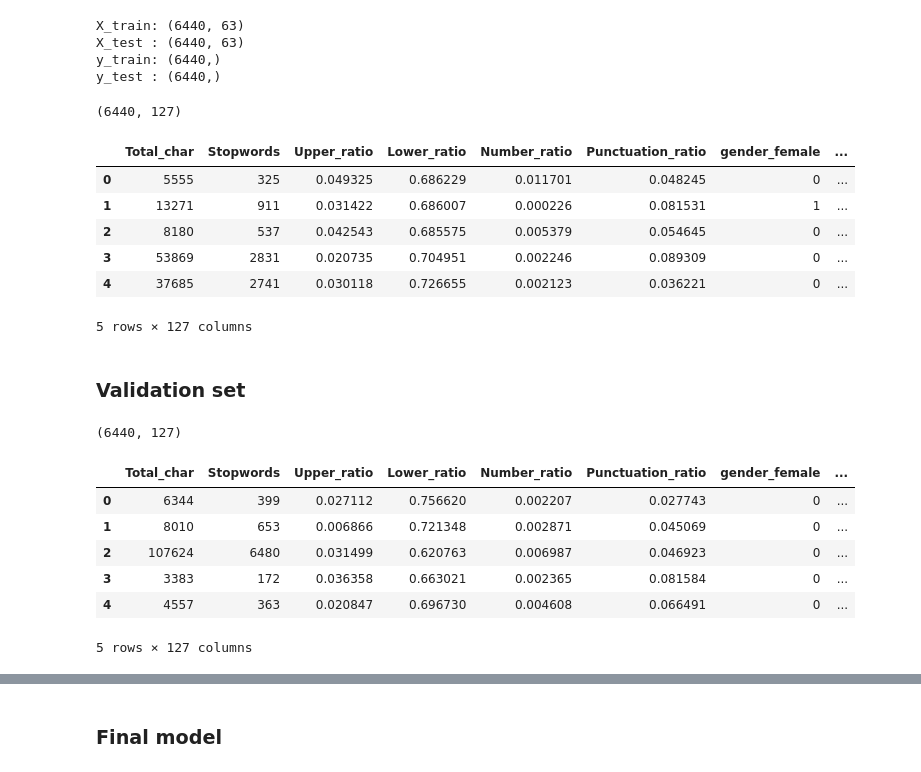
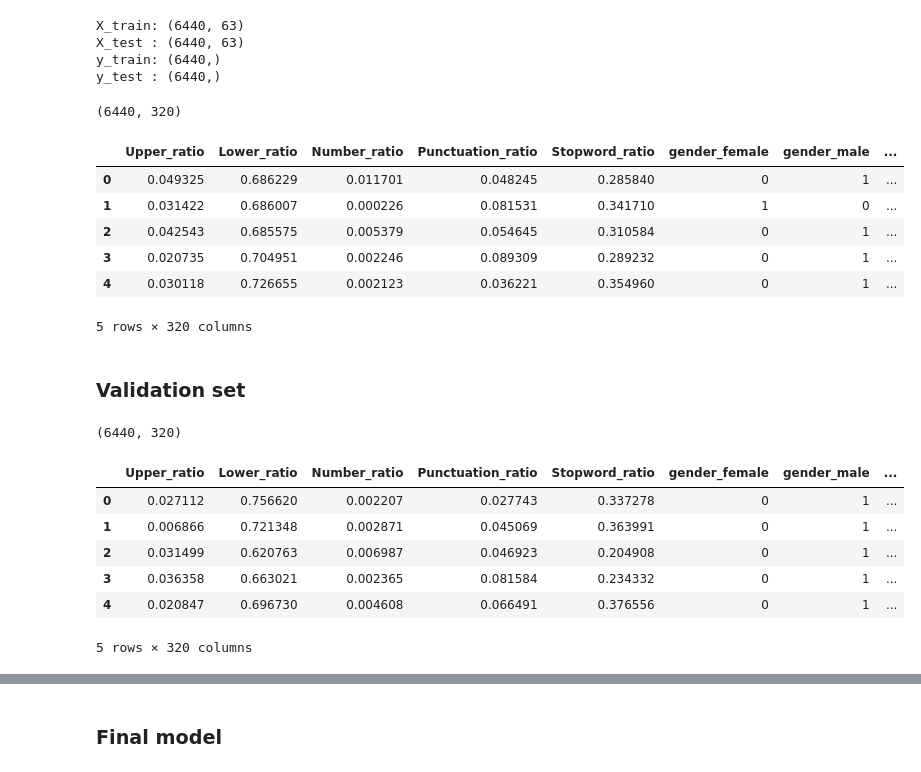
Before and after one commit to momorr317/Blogosphere_text_analytics, a Jupyter notebook: Jing/ntlk.ipynb, the cells around one changed output, grey strips where cells are left out. Drawn from its saved outputs; the diff is of its cells as text; code cells hidden in the pictures.

```diff
--- a/Jing/ntlk.ipynb
+++ b/Jing/ntlk.ipynb
@@ -58,3 +58,14 @@ train_groupby.head()
 | 2 | 6636 | female | indUnk | 14 | Aries | O= optimist P= pessimist My... |
 | 3 | 3668 | female | Student | 17 | Gemini | http://www.uploadimages.net/i... |
 | 4 | 12196 | male | Non-Profit | 25 | Cancer | i was a weedy child. this wasn't ... |
+# %%
+aaa = test_nodup.groupby(['user.id','gender','topic','sign'],sort=False).agg('count').reset_index()
+aaa.rename(index=str, columns={"text": "count"},inplace=True)
+aaa.drop(['gender','topic','sign'],axis=1,inplace=True)
+print(aaa.shape)
+
+bbb = train_nodup.groupby(['user.id','gender','topic','sign'],sort=False).agg('count').reset_index()
+bbb.rename(index=str, columns={"text": "count"},inplace=True)
+bbb.drop(['gender','topic','sign','age'],axis=1,inplace=True)
+print(bbb.shape)
+bbb.head()
@@ -115,7 +135,13 @@ print("Completed Stopwords")
 Completed Total Characters
 Completed Stopwords
 # %%
-data['Upper_ratio'] = data['Upper']/data['Total_char']
-data['Lower_ratio'] = data['Lower']/data['Total_char']
-data['Number_ratio'] = data['Numeric']/data['Total_char']
-data['Punctuation_ratio'] = data['Punctuation']/data['Total_char']
+data['Total_words'] = data.text.apply(lambda x: len(x.split(" ")))
+print("Completed Total Words")
+
+data['Stopword_ratio'] = data['Stopwords']/data['Total_words']
+#data['Upper_ratio'] = data['Upper']/data['Total_char']
+#data['Lower_ratio'] = data['Lower']/data['Total_char']
+#data['Number_ratio'] = data['Numeric']/data['Total_char']
+#data['Punctuation_ratio'] = data['Punctuation']/data['Total_char']
+
+data.drop(['Stopwords','Total_char','Total_words'],axis=1,inplace=True)
@@ -151,6 +179,7 @@ from sklearn.model_selection import cross_val_score, train_test_split
 # %%
 ntrain = train_groupby.shape[0]
 data_train = data_dummies[:ntrain]
+data_train = pd.merge(data_train, bbb, how='left',on='user.id')
 
 X_train, X_test, y_train, y_test = \
         train_test_split(data_train, data_train['age'], test_size = 0.5, random_state = 22)
@@ -202,23 +231,23 @@ def getFreq(postList, words, data):
     return(data_freq)
 # %%
 posts = X_train['text'].to_string()
-words = getMostCommon(posts, 80)
+words = getMostCommon(posts, 50)
 
 postList = X_train['text'].tolist()
 X_train_freq = getFreq(postList, words, X_train)
 
 X_train_freq.drop('age',axis=1,inplace=True)
 print(X_train_freq.shape)
 X_train_freq.head()
 # %% [output]
-(6440, 127)
+(6440, 320)
-|  | Total_char | Stopwords | Upper_ratio | Lower_ratio | Number_ratio | Punctuation_ratio | gender_female | ... |
-| 0 | 5555 | 325 | 0.049325 | 0.686229 | 0.011701 | 0.048245 | 0 | ... |
-| 1 | 13271 | 911 | 0.031422 | 0.686007 | 0.000226 | 0.081531 | 1 | ... |
-| 2 | 8180 | 537 | 0.042543 | 0.685575 | 0.005379 | 0.054645 | 0 | ... |
-| 3 | 53869 | 2831 | 0.020735 | 0.704951 | 0.002246 | 0.089309 | 0 | ... |
-| 4 | 37685 | 2741 | 0.030118 | 0.726655 | 0.002123 | 0.036221 | 0 | ... |
+|  | Upper_ratio | Lower_ratio | Number_ratio | Punctuation_ratio | Stopword_ratio | gender_female | gender_male | ... |
+| 0 | 0.049325 | 0.686229 | 0.011701 | 0.048245 | 0.285840 | 0 | 1 | ... |
+| 1 | 0.031422 | 0.686007 | 0.000226 | 0.081531 | 0.341710 | 1 | 0 | ... |
+| 2 | 0.042543 | 0.685575 | 0.005379 | 0.054645 | 0.310584 | 0 | 1 | ... |
+| 3 | 0.020735 | 0.704951 | 0.002246 | 0.089309 | 0.289232 | 0 | 1 | ... |
+| 4 | 0.030118 | 0.726655 | 0.002123 | 0.036221 | 0.354960 | 0 | 1 | ... |
-5 rows × 127 columns
+5 rows × 320 columns
 # %%
 lr = LinearRegression()
 LRMd = lr.fit(X_train_freq.values,y_train)
@@ -238,12 +271,12 @@ X_test_freq.drop('age',axis=1,inplace=True)
 print(X_test_freq.shape)
 X_test_freq.head()
 # %% [output]
-(6440, 127)
+(6440, 320)
-|  | Total_char | Stopwords | Upper_ratio | Lower_ratio | Number_ratio | Punctuation_ratio | gender_female | ... |
-| 0 | 6344 | 399 | 0.027112 | 0.756620 | 0.002207 | 0.027743 | 0 | ... |
-| 1 | 8010 | 653 | 0.006866 | 0.721348 | 0.002871 | 0.045069 | 0 | ... |
-| 2 | 107624 | 6480 | 0.031499 | 0.620763 | 0.006987 | 0.046923 | 0 | ... |
-| 3 | 3383 | 172 | 0.036358 | 0.663021 | 0.002365 | 0.081584 | 0 | ... |
-| 4 | 4557 | 363 | 0.020847 | 0.696730 | 0.004608 | 0.066491 | 0 | ... |
+|  | Upper_ratio | Lower_ratio | Number_ratio | Punctuation_ratio | Stopword_ratio | gender_female | gender_male | ... |
+| 0 | 0.027112 | 0.756620 | 0.002207 | 0.027743 | 0.337278 | 0 | 1 | ... |
+| 1 | 0.006866 | 0.721348 | 0.002871 | 0.045069 | 0.363991 | 0 | 1 | ... |
+| 2 | 0.031499 | 0.620763 | 0.006987 | 0.046923 | 0.204908 | 0 | 1 | ... |
+| 3 | 0.036358 | 0.663021 | 0.002365 | 0.081584 | 0.234332 | 0 | 1 | ... |
+| 4 | 0.020847 | 0.696730 | 0.004608 | 0.066491 | 0.376556 | 0 | 1 | ... |
-5 rows × 127 columns
+5 rows × 320 columns
 # %%
```
Also changed, not shown: parts of 15 cells of this notebook, 1 other file.
